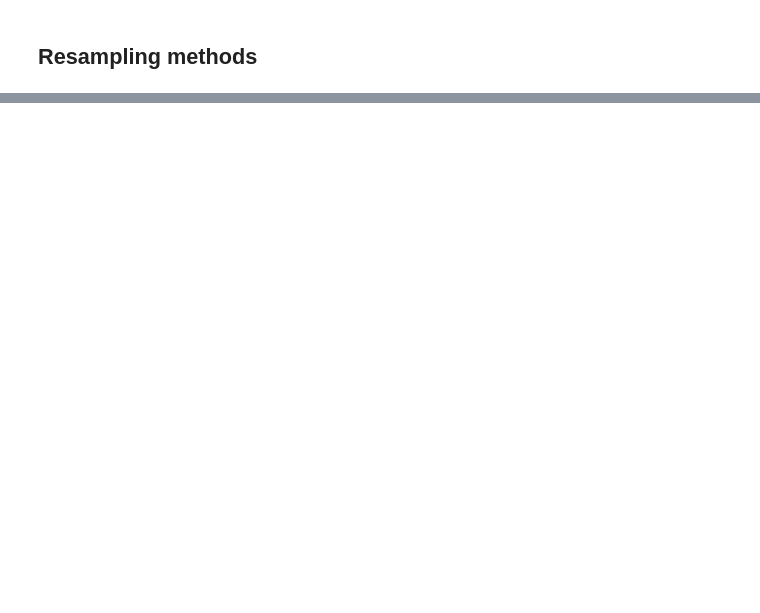
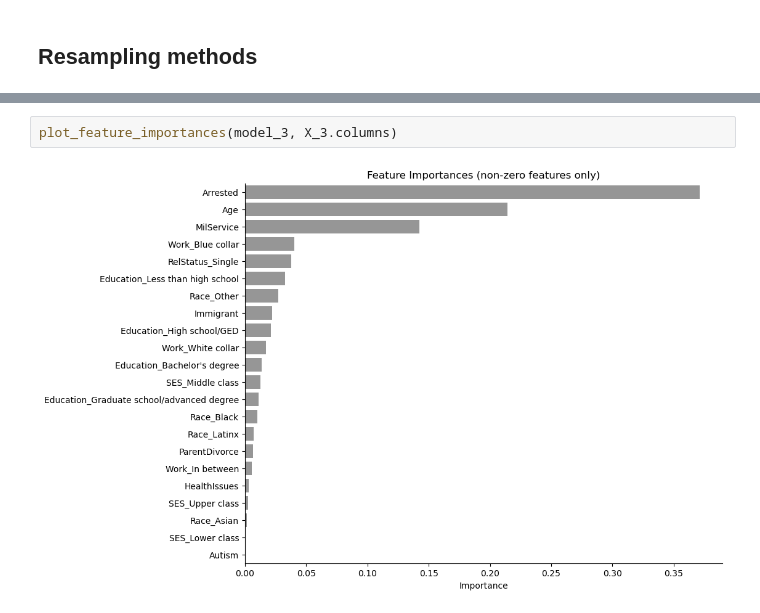
Before and after one commit to benoitchamot/Shootings, a Jupyter notebook: Model/Model_performance.ipynb, the cells around one changed output, grey strips where cells are left out. Cells and saved outputs as stored; diff of their text form; blank space fills up the shorter version.

```diff
--- a/Model/Model_performance.ipynb
+++ b/Model/Model_performance.ipynb
@@ -466,0 +517,4 @@ Oversample Pos Class Count: 616
+# %%
+plot_feature_importances(model_3, X_3.columns)
+# %% [output]
+[figure, added]
```
Also changed, not shown: parts of 29 cells of this notebook.
